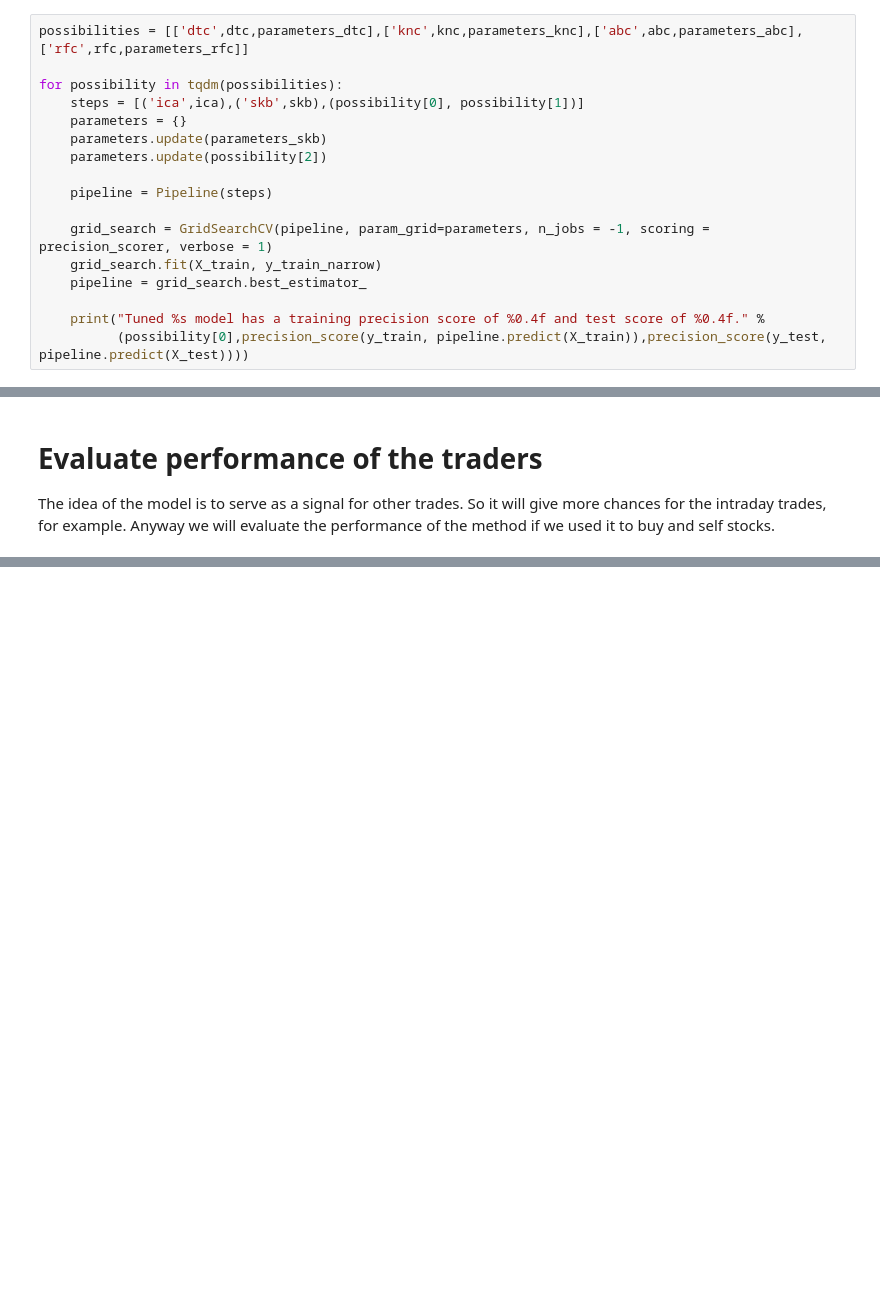
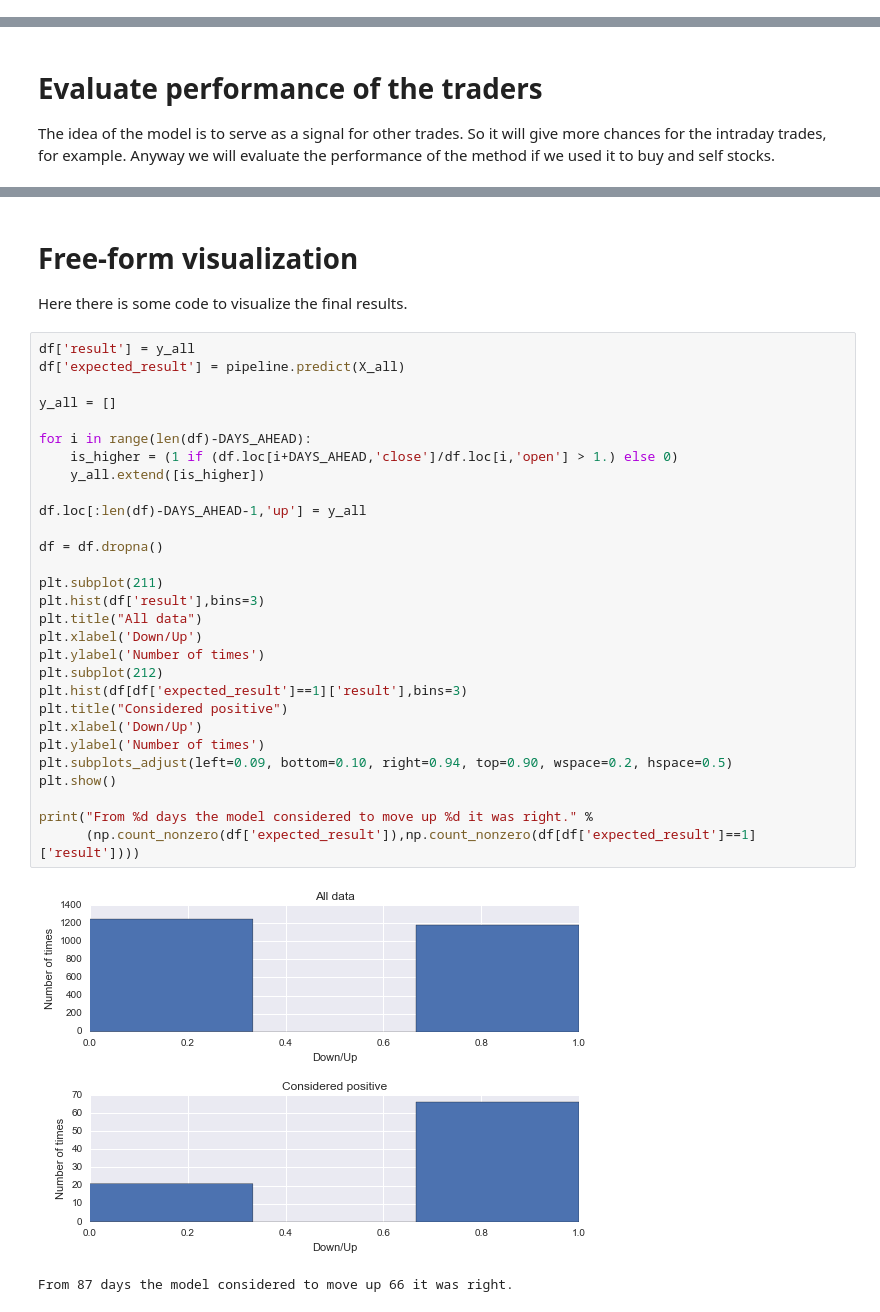
Before and after one commit to ivanlflj/capstone, a Jupyter notebook: stock_analysis_code.ipynb, the cells around one changed output, grey strips where cells are left out. Cells and saved outputs as stored; diff of their text form; blank space fills up the shorter version.

Commit message:
Finalize project

```diff
--- a/stock_analysis_code.ipynb
+++ b/stock_analysis_code.ipynb
@@ -609,17 +659,0 @@ for possibility in tqdm(possibilities):
-# %%
-possibilities = [['dtc',dtc,parameters_dtc],['knc',knc,parameters_knc],['abc',abc,parameters_abc],['rfc',rfc,parameters_rfc]]
-
-for possibility in tqdm(possibilities):
-    steps = [('ica',ica),('skb',skb),(possibility[0], possibility[1])]
-    parameters = {}
-    parameters.update(parameters_skb)
-    parameters.update(possibility[2])
-
-    pipeline = Pipeline(steps)
-
-    grid_search = GridSearchCV(pipeline, param_grid=parameters, n_jobs = -1, scoring = precision_scorer, verbose = 1)
-    grid_search.fit(X_train, y_train_narrow)
-    pipeline = grid_search.best_estimator_
-
-    print("Tuned %s model has a training precision score of %0.4f and test score of %0.4f." %
-          (possibility[0],precision_score(y_train, pipeline.predict(X_train)),precision_score(y_test, pipeline.predict(X_test))))
@@ -664,0 +730,35 @@ print("Considering every time the model sinalized the stock would go up, we boug
+# %% [markdown]
+# Free-form visualization
+Here there is some code to visualize the final results.
+# %%
+df['result'] = y_all
+df['expected_result'] = pipeline.predict(X_all)
+
+y_all = []
+
+for i in range(len(df)-DAYS_AHEAD):
+    is_higher = (1 if (df.loc[i+DAYS_AHEAD,'close']/df.loc[i,'open'] > 1.) else 0)
+    y_all.extend([is_higher])
+
+df.loc[:len(df)-DAYS_AHEAD-1,'up'] = y_all
+
+df = df.dropna()
+
+plt.subplot(211)
+plt.hist(df['result'],bins=3)
+plt.title("All data")
+plt.xlabel('Down/Up')
+plt.ylabel('Number of times')
+plt.subplot(212)
+plt.hist(df[df['expected_result']==1]['result'],bins=3)
+plt.title("Considered positive")
+plt.xlabel('Down/Up')
+plt.ylabel('Number of times')
+plt.subplots_adjust(left=0.09, bottom=0.10, right=0.94, top=0.90, wspace=0.2, hspace=0.5)
+plt.show()
+
+print("From %d days the model considered to move up %d it was right." %
+      (np.count_nonzero(df['expected_result']),np.count_nonzero(df[df['expected_result']==1]['result'])))
+# %% [output]
+[figure, added]
+From 87 days the model considered to move up 66 it was right.
```
Also changed, not shown: parts of 10 cells of this notebook, 2 other files.
